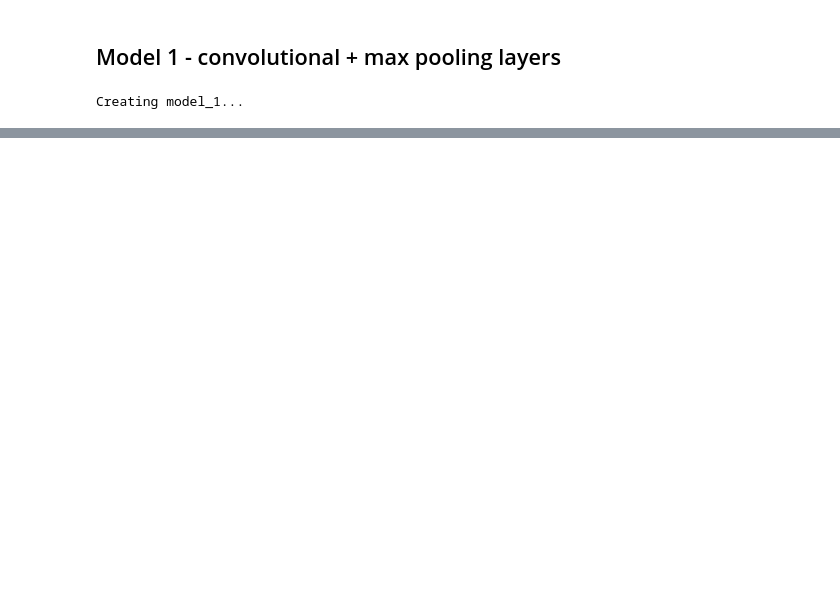
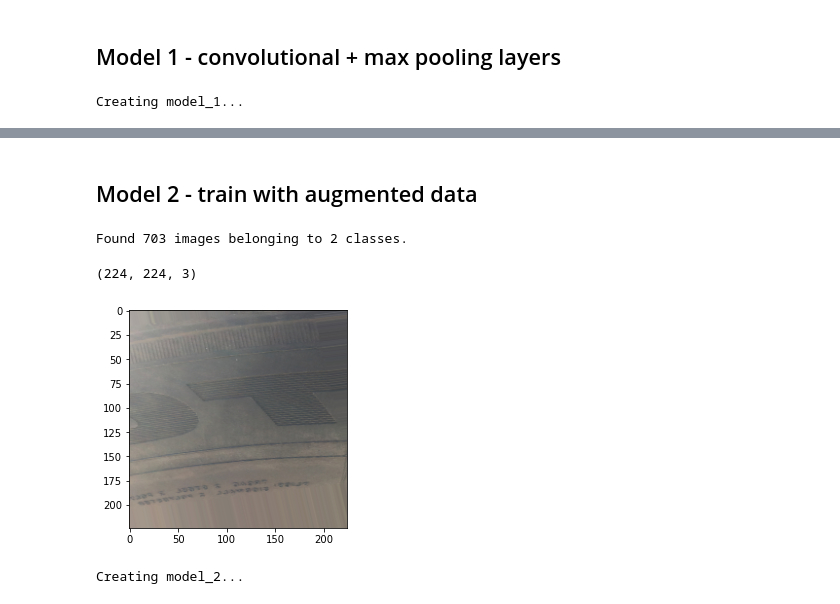
Before and after one commit to poolGolez/project-roosevelt, a Jupyter notebook: how-are-your-tires.ipynb, the cells around one changed output, grey strips where cells are left out. Drawn from its saved outputs; the diff is of its cells as text; code cells hidden in the pictures; blank space fills up the shorter version.

Commit message:
Save model trained on augmented data

```diff
--- a/how-are-your-tires.ipynb
+++ b/how-are-your-tires.ipynb
@@ -282,0 +283,24 @@ plot_history(model1_history)
+# %% [markdown]
+## Model 2 - train with augmented data
+# %%
+augmented_train_img_gen = tf.keras.preprocessing.image.ImageDataGenerator(
+    rescale=1./255,
+    rotation_range=180,
+    zoom_range=0.2,
+    width_shift_range=0.2,
+    height_shift_range=0.2,
+    horizontal_flip=True,
+    vertical_flip=True)
+
+augmented_train_data = augmented_train_img_gen.flow_from_directory(
+    TRAIN_DIR_LOCATION,
+    target_size=PIXEL_SIZE,
+    class_mode="binary",
+    seed=42)
+
+plt.imshow(augmented_train_data[0][0][0])
+augmented_train_data[0][0][0].shape
+# %% [output]
+Found 703 images belonging to 2 classes.
+(224, 224, 3)
+[figure, added]
@@ -282,0 +347,20 @@ plot_history(model1_history)
+# %%
+def load_model2(train_data, valid_data, forced=False):
+    MODEL_FILE = f"{MODEL_DIR}/model2"
+    HISTORY_FILE = f"{HISTORY_DIR}/model2"
+    if os.path.exists(MODEL_FILE) and not forced:
+        print("Loading model_2...")
+        model = tf.keras.models.load_model(MODEL_FILE)
+        history = pd.read_csv(HISTORY_FILE)
+        return (model, history)
+    else:
+        print("Creating model_2...")
+        (model, history) = create_model2(train_data, valid_data)
+
+        model.save(MODEL_FILE)
+        pd.DataFrame(history).to_csv(HISTORY_FILE)
+        return (model, history)
+
+model_2, model2_history = load_model2(augmented_train_data, valid_data)
+# %% [output]
+Creating model_2...
```
Also changed, not shown: parts of 6 cells of this notebook.
